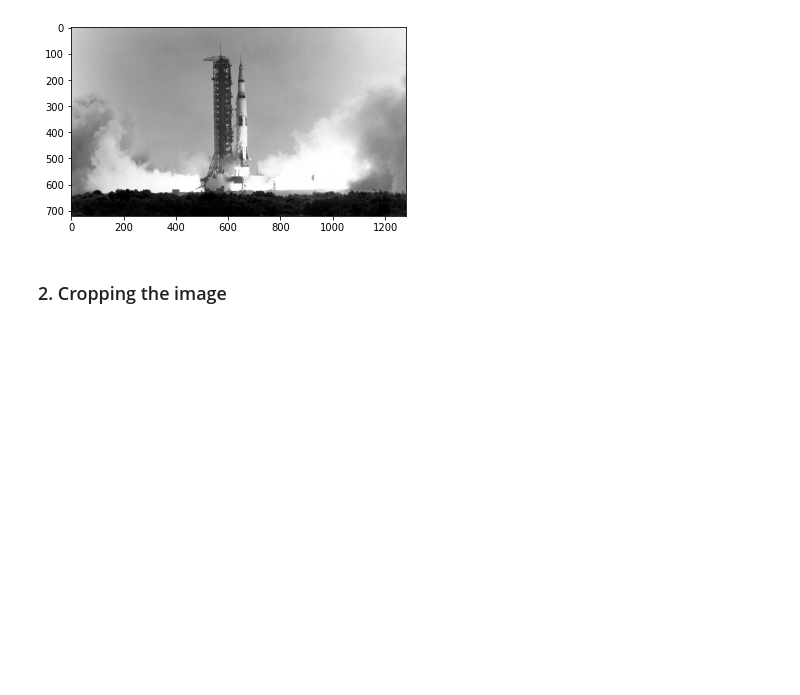
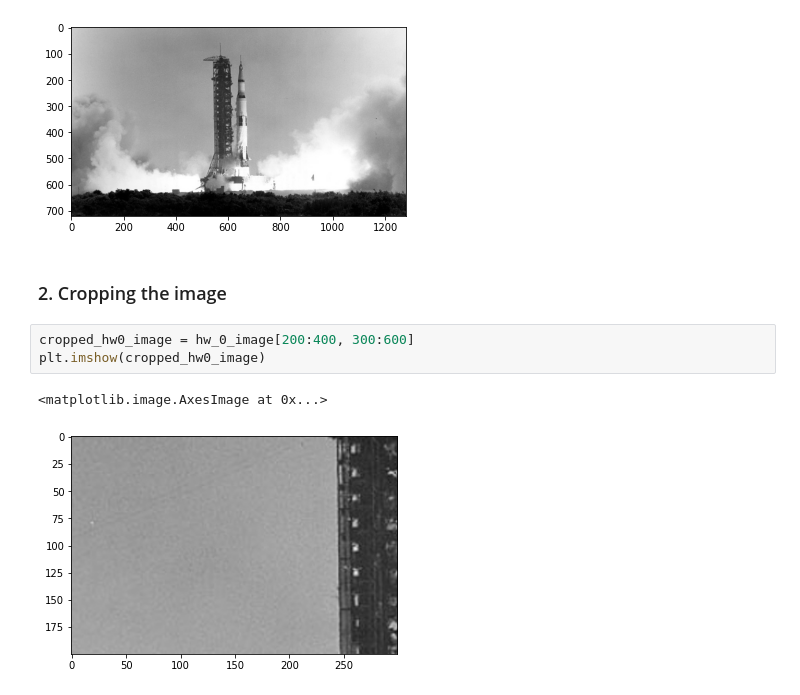
Before and after one commit to SSOE-ECE1390/verifying-setup-ramgoenka, a Jupyter notebook: Homework_0.ipynb, the cells around one changed output. Cells and saved outputs as stored; diff of their text form; blank space fills up the shorter version.

```diff
--- a/Homework_0.ipynb
+++ b/Homework_0.ipynb
@@ -27,3 +27,9 @@ Data type of image is: uint8
 [figure]
 # %% [markdown]
 ### 2. Cropping the image
+# %%
+cropped_hw0_image = hw_0_image[200:400, 300:600]
+plt.imshow(cropped_hw0_image)
+# %% [output]
+<matplotlib.image.AxesImage at 0x...>
+[figure, added]
```
